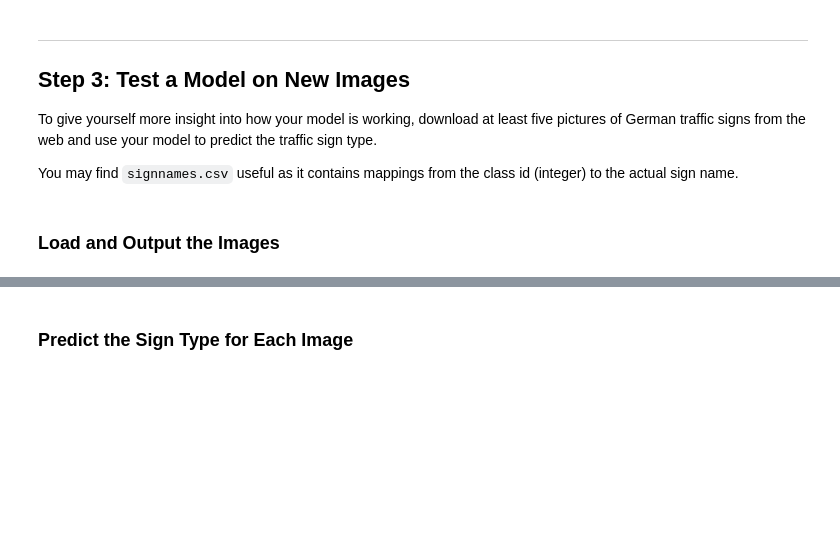
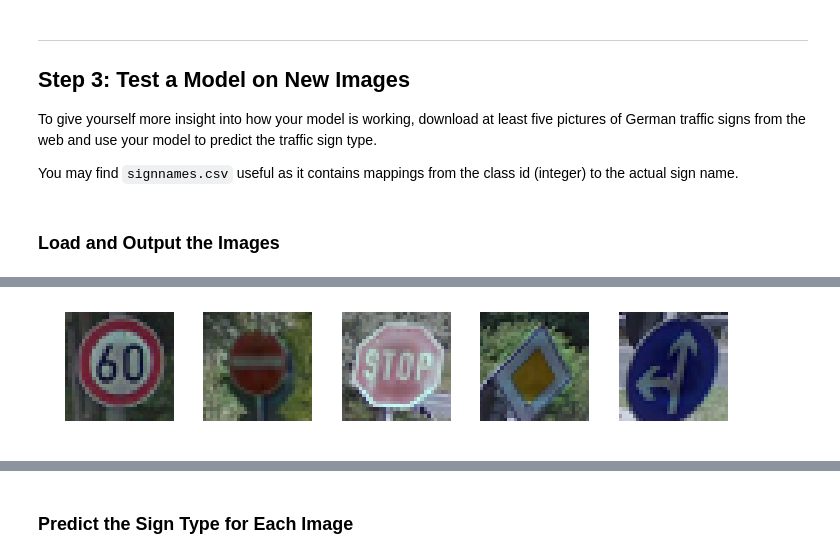
Before and after one commit to MacZel/CarND-Traffic-Sign-Classifier-Project, a Jupyter notebook: Traffic_Sign_Classifier.ipynb, the cells around one changed output, grey strips where cells are left out. Cells and saved outputs as stored; diff of their text form; code cells hidden in the pictures; blank space fills up the shorter version.

```diff
--- a/Traffic_Sign_Classifier.ipynb
+++ b/Traffic_Sign_Classifier.ipynb
@@ -630,0 +703,14 @@ sets imply underfitting. A high accuracy on the training set but low accuracy on
+# %%
+correct_prediction = tf.equal(tf.argmax(logits, 1), tf.argmax(one_hot_y, 1))
+accuracy_operation = tf.reduce_mean(tf.cast(correct_prediction, tf.float32))
+saver = tf.train.Saver()
+
+def evaluate(X_data, y_data):
+    num_examples = len(X_data)
+    total_accuracy = 0
+    sess = tf.get_default_session()
+    for offset in range(0, num_examples, BATCH_SIZE):
+        batch_x, batch_y = X_data[offset:offset+BATCH_SIZE], y_data[offset:offset+BATCH_SIZE]
+        accuracy = sess.run(accuracy_operation, feed_dict={x: batch_x, y: batch_y, keep_prob: 1.0})
+        total_accuracy += (accuracy * len(batch_x))
+    return total_accuracy / num_examples
@@ -643,0 +840,12 @@ You may find `signnames.csv` useful as it contains mappings from the class id (i
+# %%
+verify_imgs = np.array(verify_imgs)
+verify_imgs_norm = (verify_imgs - mean_img)/std_img
+verify_imgs_norm = (verify_imgs_norm - np.min(verify_imgs_norm))/np.ptp(verify_imgs_norm)
+verify_imgs_gray = np.mean(verify_imgs_norm, axis=3, keepdims=True)
+# %%
+fig, axs = plt.subplots(1,5, figsize=(12, 2))
+for i, img in enumerate(verify_imgs_norm):
+    axs[i].axis('off')
+    axs[i].imshow(img)
+# %% [output]
+[figure, added]
```
Also changed, not shown: parts of 44 cells of this notebook, 10 other files.
